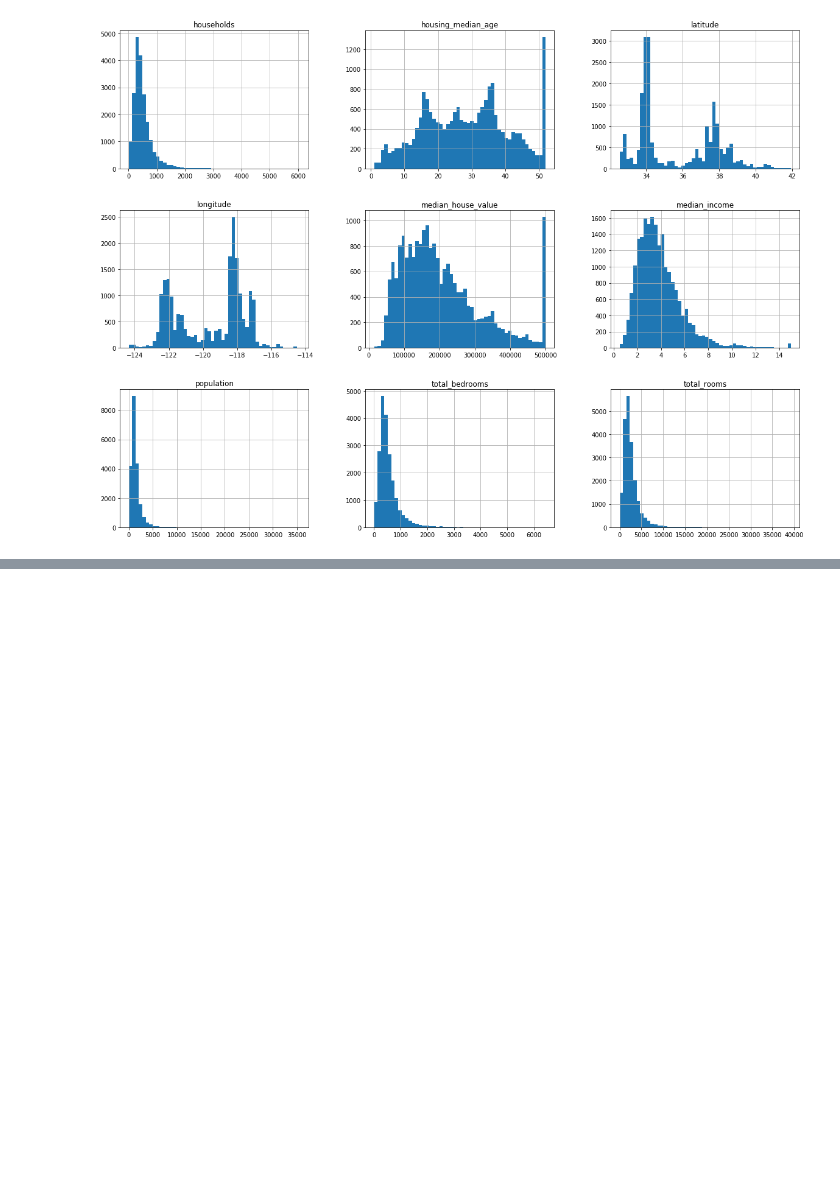
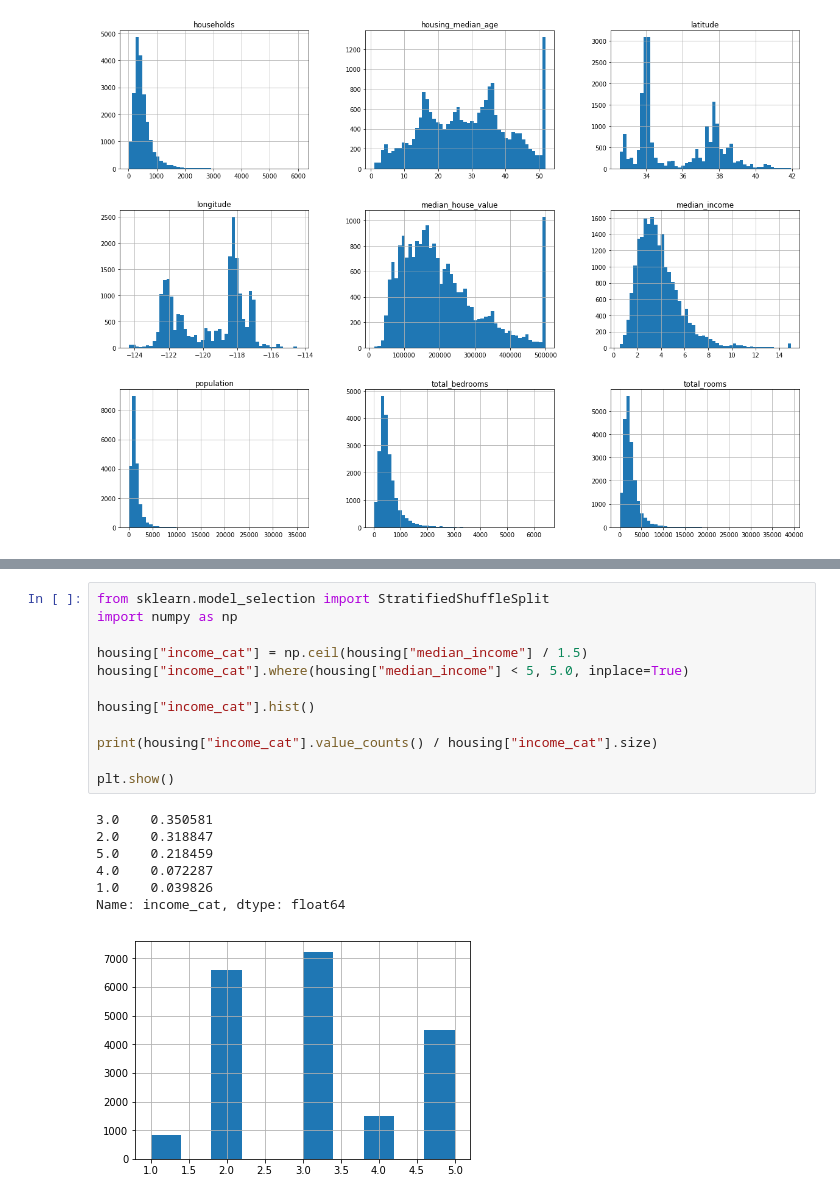
Before and after one commit to moyarzunsil/Intro_ML, a Jupyter notebook: 02 - Pasos de un proyecto de ML.ipynb, the cells around one changed output, grey strips where cells are left out. Cells and saved outputs as stored; diff of their text form; blank space fills up the shorter version.

```diff
--- a/02 - Pasos de un proyecto de ML.ipynb
+++ b/02 - Pasos de un proyecto de ML.ipynb
@@ -163,0 +186,20 @@ plt.show()
+# %%
+from sklearn.model_selection import StratifiedShuffleSplit
+import numpy as np
+
+housing["income_cat"] = np.ceil(housing["median_income"] / 1.5)
+housing["income_cat"].where(housing["median_income"] < 5, 5.0, inplace=True)
+
+housing["income_cat"].hist()
+
+print(housing["income_cat"].value_counts() / housing["income_cat"].size)
+
+plt.show()
+# %% [output]
+3.0    0.350581
+2.0    0.318847
+5.0    0.218459
+4.0    0.072287
+1.0    0.039826
+Name: income_cat, dtype: float64
+[figure, added]
```
Also changed, not shown: parts of 6 cells of this notebook.
